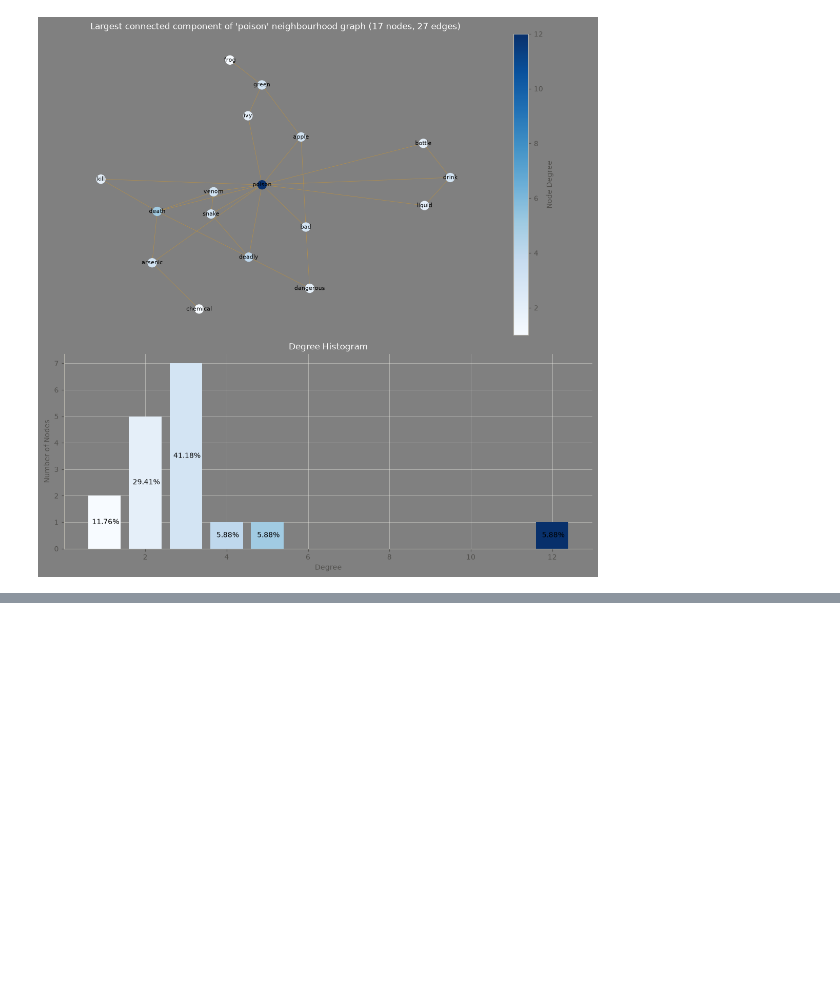
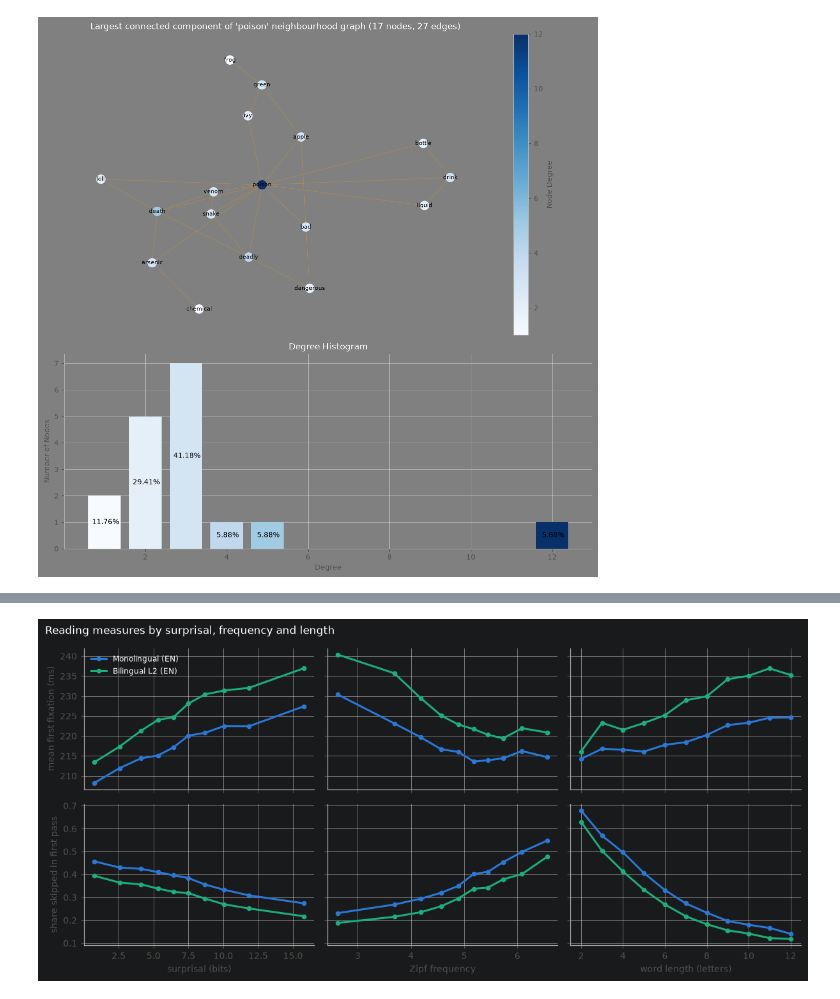
Before and after one commit to raphael39/swow-network, a Jupyter notebook: notebooks/geco.ipynb, the cells around one changed output, grey strips where cells are left out. Saved outputs shown, nothing was run; the diff lists cells and outputs as text; code cells hidden in the pictures; blank space fills up the shorter version.

```diff
--- a/notebooks/geco.ipynb
+++ b/notebooks/geco.ipynb
@@ -445,0 +507,28 @@ visualize_degree_distribution(ego_network(cue_edges, word), f"'{word}' neighbour
+# %%
+# How do the predictors relate to reading? Mean first fixation duration and skipping rate
+# over ten equal-sized bins of each predictor (word length: per number of letters)
+def binned(col: str, by_value: bool = False) -> pl.DataFrame:
+    data = analysis.filter(pl.col("word_length").is_between(2, 12)) if by_value else analysis
+    key = pl.col(col) if by_value else pl.col(col).qcut(10, labels=[str(i) for i in range(10)], allow_duplicates=True)
+    return (data.with_columns(_bin=key)
+            .group_by("reader_group", "_bin")
+            .agg(x=pl.col(col).mean(), ffd=pl.col("ffd").mean(), skip=pl.col("ffd").is_null().mean())
+            .sort("x"))
+
+panels = [("surprisal_context", "surprisal (bits)", False), ("zipf_frequency", "Zipf frequency", False),
+          ("word_length", "word length (letters)", True)]
+fig, axes = plt.subplots(2, 3, figsize=(11, 5.2), sharex="col", sharey="row")
+for j, (col, label, by_value) in enumerate(panels):
+    data = binned(col, by_value)
+    for group in EN_GROUPS:
+        d = data.filter(pl.col("reader_group") == group)
+        axes[0, j].plot(d["x"], d["ffd"], marker="o", markersize=4, color=GROUP_COLORS[group], label=GROUP_LABELS[group])
+        axes[1, j].plot(d["x"], d["skip"], marker="o", markersize=4, color=GROUP_COLORS[group])
+    axes[1, j].set_xlabel(label)
+axes[0, 0].set_ylabel("mean first fixation (ms)")
+axes[1, 0].set_ylabel("share skipped in first pass")
+axes[0, 0].legend(fontsize=8)
+fig.suptitle("Reading measures by surprisal, frequency and length", x=0.01, ha="left", fontsize=11)
+fig.tight_layout()
+# %% [output]
+[figure, added]
```
Also changed, not shown: parts of 9 cells of this notebook, 3 other files.
